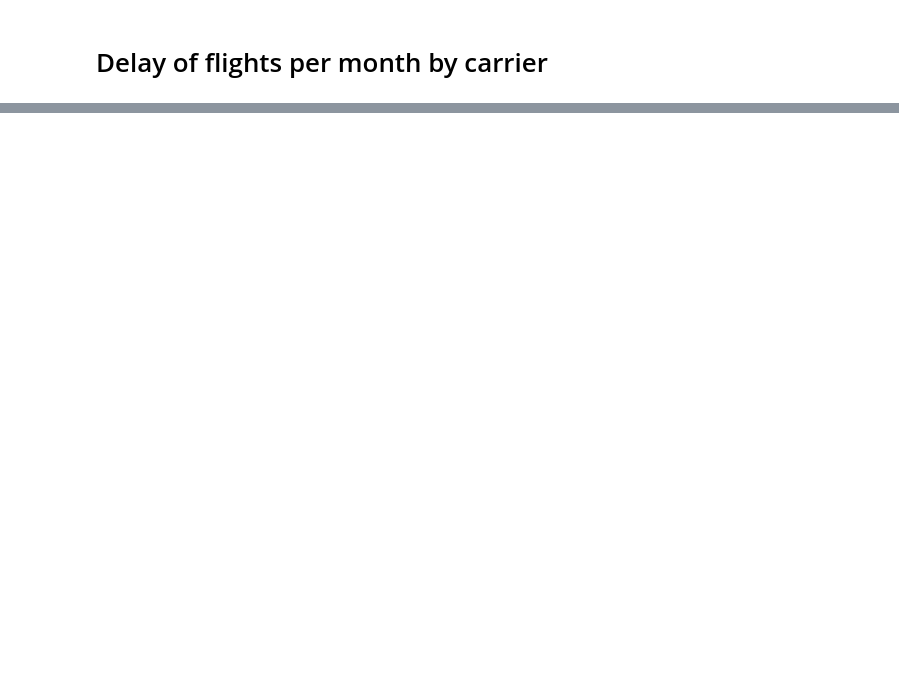
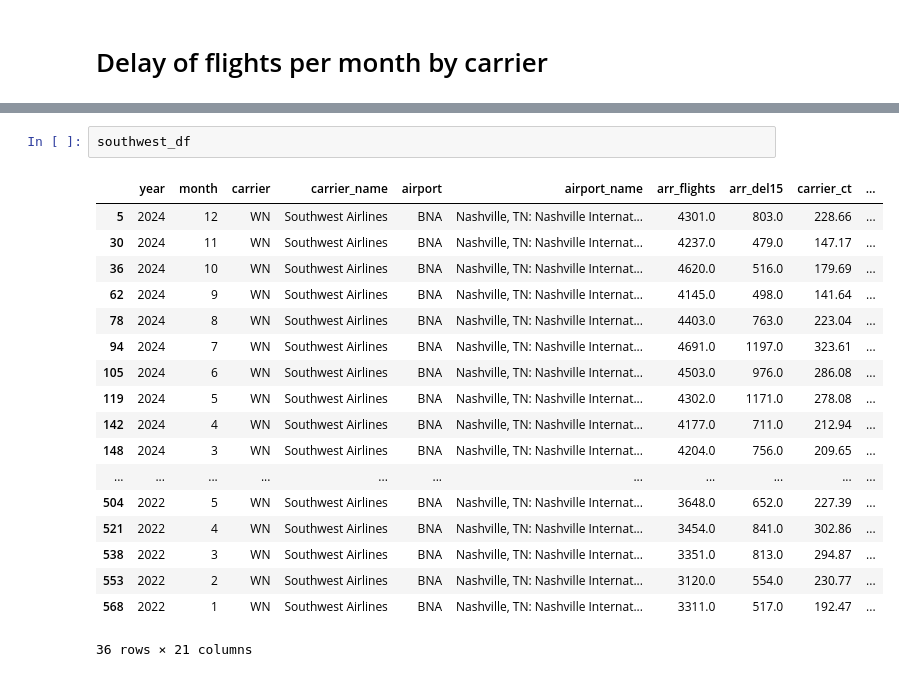
Before and after one commit to jaimreyes/bna-airline-delay-patterns, a Jupyter notebook: airline-delay.ipynb, the cells around one changed output, grey strips where cells are left out. Drawn from its saved outputs; the diff is of its cells as text; blank space fills up the shorter version.

```diff
--- a/airline-delay.ipynb
+++ b/airline-delay.ipynb
@@ -256,0 +420,21 @@ delayed_months
+# %%
+southwest_df
+# %% [output]
+|  | year | month | carrier | carrier_name | airport | airport_name | arr_flights | arr_del15 | carrier_ct | ... |
+| 5 | 2024 | 12 | WN | Southwest Airlines | BNA | Nashville, TN: Nashville Internat... | 4301.0 | 803.0 | 228.66 | ... |
+| 30 | 2024 | 11 | WN | Southwest Airlines | BNA | Nashville, TN: Nashville Internat... | 4237.0 | 479.0 | 147.17 | ... |
+| 36 | 2024 | 10 | WN | Southwest Airlines | BNA | Nashville, TN: Nashville Internat... | 4620.0 | 516.0 | 179.69 | ... |
+| 62 | 2024 | 9 | WN | Southwest Airlines | BNA | Nashville, TN: Nashville Internat... | 4145.0 | 498.0 | 141.64 | ... |
+| 78 | 2024 | 8 | WN | Southwest Airlines | BNA | Nashville, TN: Nashville Internat... | 4403.0 | 763.0 | 223.04 | ... |
+| 94 | 2024 | 7 | WN | Southwest Airlines | BNA | Nashville, TN: Nashville Internat... | 4691.0 | 1197.0 | 323.61 | ... |
+| 105 | 2024 | 6 | WN | Southwest Airlines | BNA | Nashville, TN: Nashville Internat... | 4503.0 | 976.0 | 286.08 | ... |
+| 119 | 2024 | 5 | WN | Southwest Airlines | BNA | Nashville, TN: Nashville Internat... | 4302.0 | 1171.0 | 278.08 | ... |
+| 142 | 2024 | 4 | WN | Southwest Airlines | BNA | Nashville, TN: Nashville Internat... | 4177.0 | 711.0 | 212.94 | ... |
+| 148 | 2024 | 3 | WN | Southwest Airlines | BNA | Nashville, TN: Nashville Internat... | 4204.0 | 756.0 | 209.65 | ... |
+| ... | ... | ... | ... | ... | ... | ... | ... | ... | ... | ... |
+| 504 | 2022 | 5 | WN | Southwest Airlines | BNA | Nashville, TN: Nashville Internat... | 3648.0 | 652.0 | 227.39 | ... |
+| 521 | 2022 | 4 | WN | Southwest Airlines | BNA | Nashville, TN: Nashville Internat... | 3454.0 | 841.0 | 302.86 | ... |
+| 538 | 2022 | 3 | WN | Southwest Airlines | BNA | Nashville, TN: Nashville Internat... | 3351.0 | 813.0 | 294.87 | ... |
+| 553 | 2022 | 2 | WN | Southwest Airlines | BNA | Nashville, TN: Nashville Internat... | 3120.0 | 554.0 | 230.77 | ... |
+| 568 | 2022 | 1 | WN | Southwest Airlines | BNA | Nashville, TN: Nashville Internat... | 3311.0 | 517.0 | 192.47 | ... |
+36 rows × 21 columns
```
Also changed, not shown: parts of 38 cells of this notebook.
